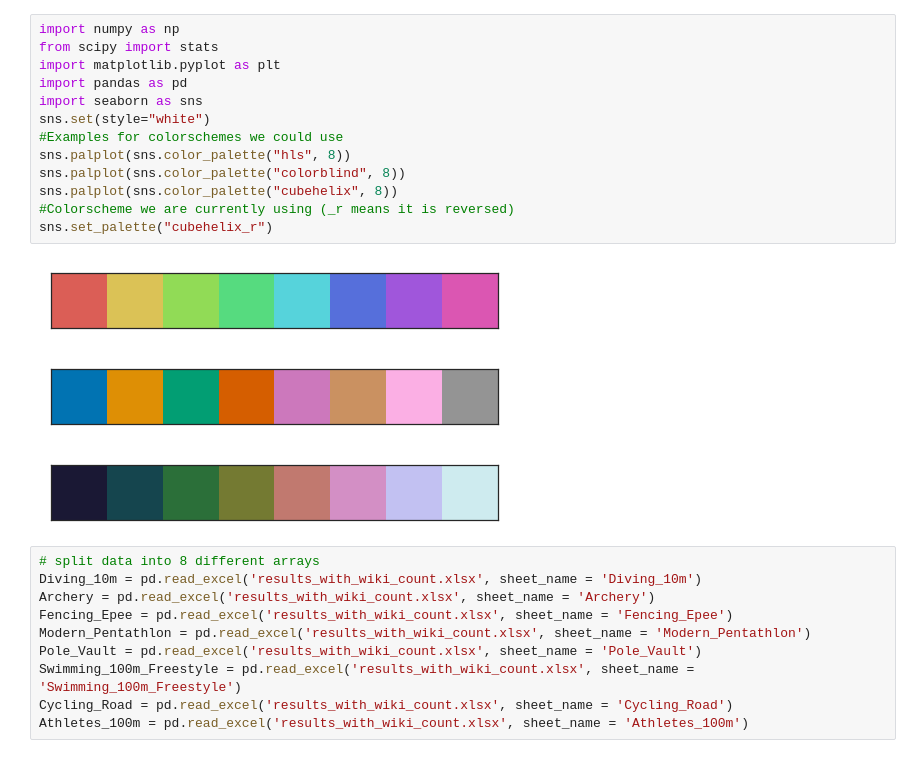
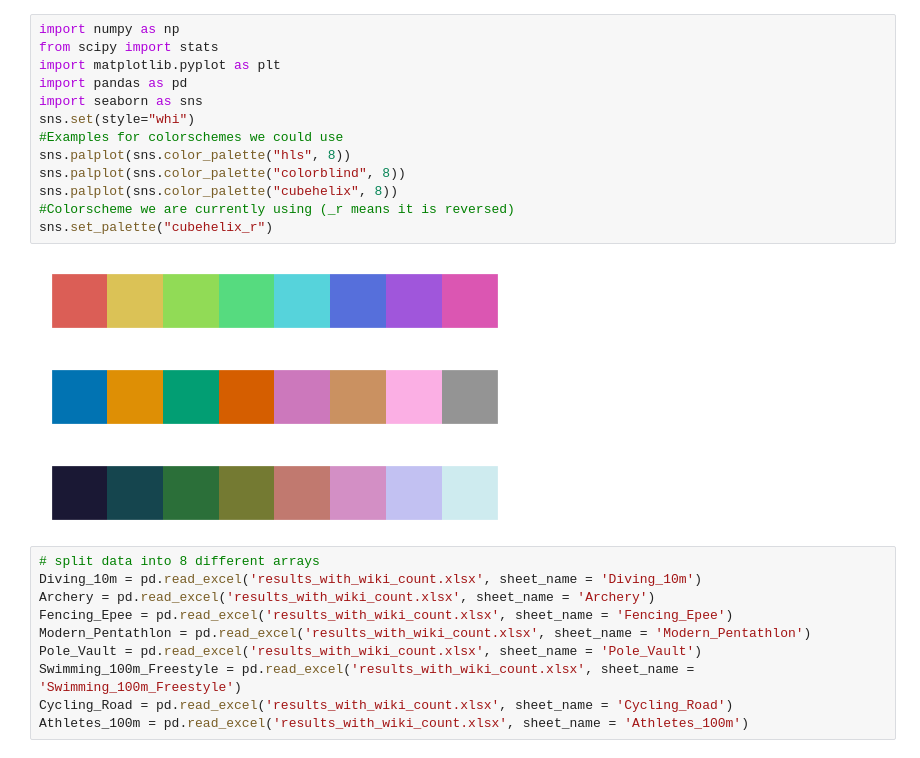
Before and after one commit to Tumbraegel/data-science-project, a Jupyter notebook: Get_Wiki_Count/Data_Analysis.ipynb, the cells around one changed output. Saved outputs shown, nothing was run; the diff lists cells and outputs as text.

Commit message:
more plots

```diff
--- a/Get_Wiki_Count/Data_Analysis.ipynb
+++ b/Get_Wiki_Count/Data_Analysis.ipynb
@@ -1,20 +1,20 @@
 # %%
 import numpy as np
 from scipy import stats
 import matplotlib.pyplot as plt
 import pandas as pd
 import seaborn as sns
-sns.set(style="white")
+sns.set(style="whi")
 #Examples for colorschemes we could use
 sns.palplot(sns.color_palette("hls", 8))
 sns.palplot(sns.color_palette("colorblind", 8))
 sns.palplot(sns.color_palette("cubehelix", 8))
 #Colorscheme we are currently using (_r means it is reversed)
 sns.set_palette("cubehelix_r")
 # %% [output]
-[figure, old version]
+[figure, new version]
-[figure, old version]
+[figure, new version]
-[figure, old version]
+[figure, new version]
 # %%
 # split data into 8 different arrays
 Diving_10m = pd.read_excel('results_with_wiki_count.xlsx', sheet_name = 'Diving_10m')
```
Also changed, not shown: parts of 12 cells of this notebook.
